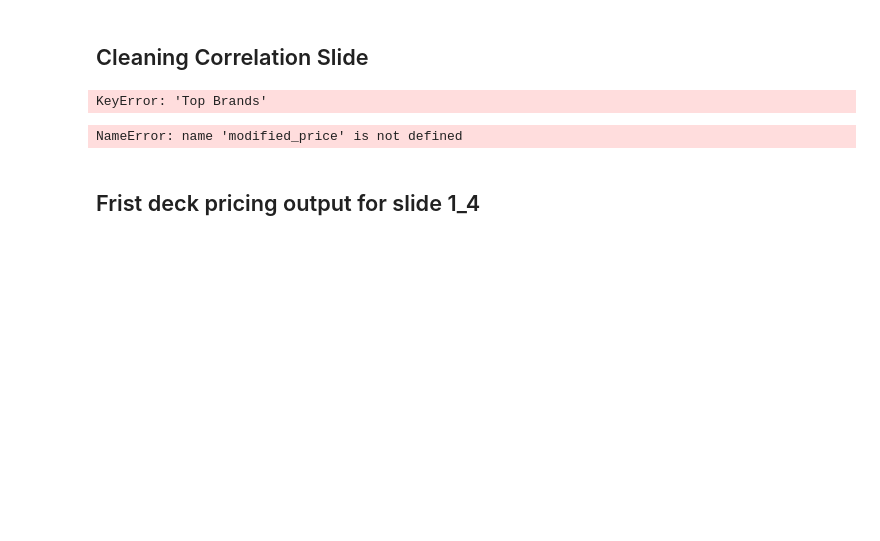
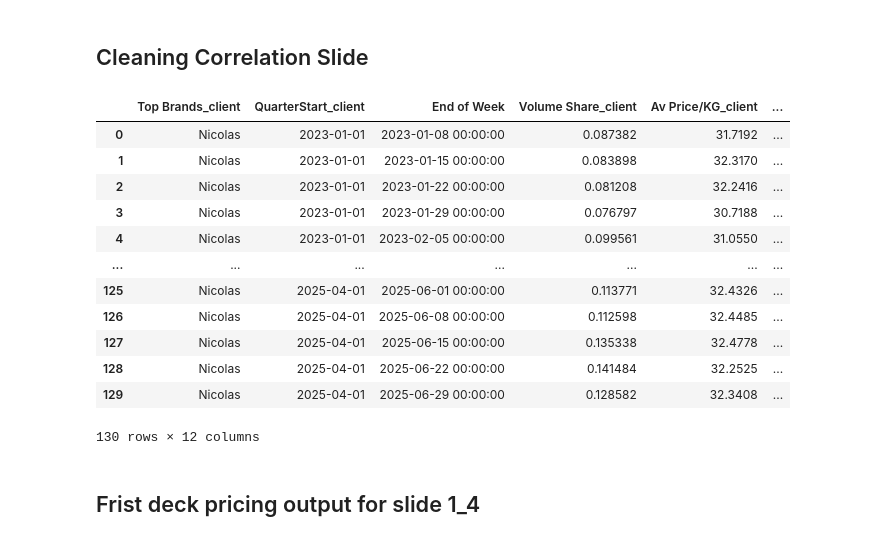
Before and after one commit to PricingOne/Slide-Automate, a Jupyter notebook: Pricing slide duplicate/Pricing duplicateNEW.ipynb, the cells around one changed output. Cells and saved outputs as stored; diff of their text form; code cells hidden in the pictures; blank space fills up the shorter version.

Commit message:
pricing nicolas

```diff
--- a/Pricing slide duplicate/Pricing duplicateNEW.ipynb
+++ b/Pricing slide duplicate/Pricing duplicateNEW.ipynb
@@ -759,6 +759,9 @@ if len(subcategories)!=0:
 def clean_data(price_correlation_data,p3y=False):
     cleaned_data = {}
     final ={}
+    keys_to_remove = [k for k, v in price_correlation_data.items() if v.empty]
+    for k in keys_to_remove:
+        if "HMSM" in k:  del price_correlation_data[k]
     for key in price_correlation_data:
         df = price_correlation_data[key].copy()
         # df=DetectHeader(df)
@@ -839,8 +842,22 @@ def compute_r_squared(modified_price, modified_price_p12m):
     return filtered_modified_price, r_squared_dict
 # %%
 modified_price = clean_data(price_correlation_P3Y,p3y=True)
-# %% [output]
-KeyError: 'Top Brands'
+# %%
+modified_price["Effervescents | NICOLAS | Nicolas | Deutz"]
+# %% [output]
+|  | Top Brands_client | QuarterStart_client | End of Week | Volume Share_client | Av Price/KG_client | ... |
+| 0 | Nicolas | 2023-01-01 | 2023-01-08 00:00:00 | 0.087382 | 31.7192 | ... |
+| 1 | Nicolas | 2023-01-01 | 2023-01-15 00:00:00 | 0.083898 | 32.3170 | ... |
+| 2 | Nicolas | 2023-01-01 | 2023-01-22 00:00:00 | 0.081208 | 32.2416 | ... |
+| 3 | Nicolas | 2023-01-01 | 2023-01-29 00:00:00 | 0.076797 | 30.7188 | ... |
+| 4 | Nicolas | 2023-01-01 | 2023-02-05 00:00:00 | 0.099561 | 31.0550 | ... |
+| ... | ... | ... | ... | ... | ... | ... |
+| 125 | Nicolas | 2025-04-01 | 2025-06-01 00:00:00 | 0.113771 | 32.4326 | ... |
+| 126 | Nicolas | 2025-04-01 | 2025-06-08 00:00:00 | 0.112598 | 32.4485 | ... |
+| 127 | Nicolas | 2025-04-01 | 2025-06-15 00:00:00 | 0.135338 | 32.4778 | ... |
+| 128 | Nicolas | 2025-04-01 | 2025-06-22 00:00:00 | 0.141484 | 32.2525 | ... |
+| 129 | Nicolas | 2025-04-01 | 2025-06-29 00:00:00 | 0.128582 | 32.3408 | ... |
+130 rows × 12 columns
 # %%
 modified_price_P12M = {}
 past_12_months = pd.date_range(end=end_date , periods=12, freq='M').strftime('%b-%y').tolist()
@@ -850,8 +867,6 @@ for key in modified_price.keys():
     filtered_df = df[df['End of Week'].dt.strftime('%b-%y').isin(past_12_months)]
     if not filtered_df.empty:
         modified_price_P12M[key] = filtered_df
-# %% [output]
-NameError: name 'modified_price' is not defined
 # %%
 modified_price_P3M = {}
 past_3_months = pd.date_range(end=end_date , periods=3, freq='M').strftime('%b-%y').tolist()
```
Also changed, not shown: parts of 19 cells of this notebook, 10 other files.
